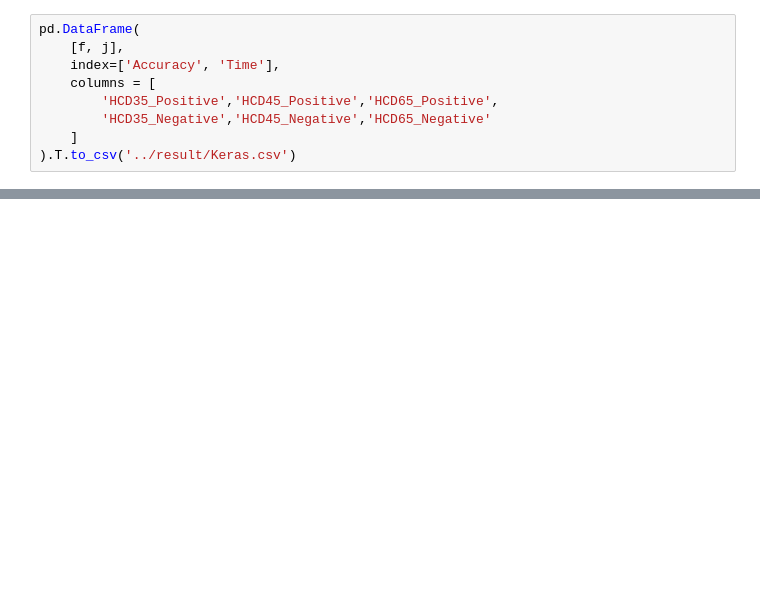
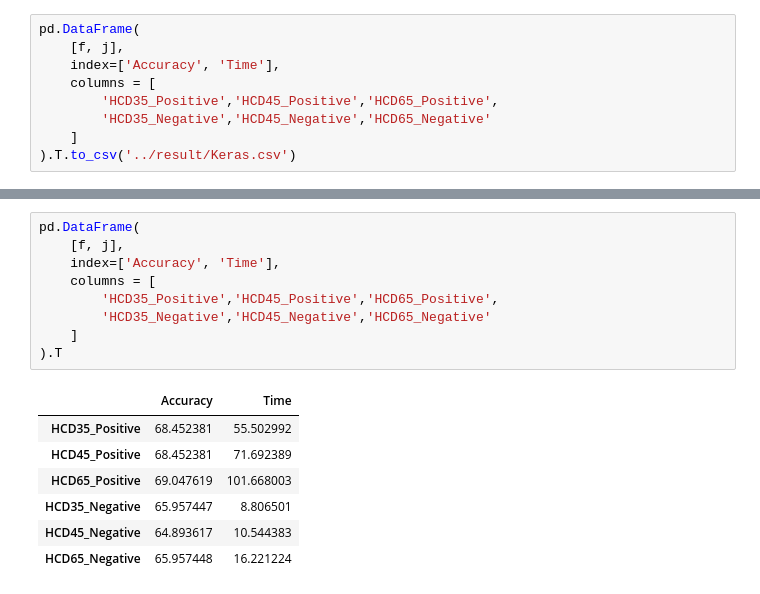
Before and after one commit to WSY496/ms2class, a Jupyter notebook: ipynb/6_Keras.ipynb, the cells around one changed output, grey strips where cells are left out. Saved outputs shown, nothing was run; the diff lists cells and outputs as text; blank space fills up the shorter version.

```diff
--- a/ipynb/6_Keras.ipynb
+++ b/ipynb/6_Keras.ipynb
@@ -675,0 +734,17 @@ pd.DataFrame(
+# %%
+pd.DataFrame(
+    [f, j],
+    index=['Accuracy', 'Time'],
+    columns = [
+        'HCD35_Positive','HCD45_Positive','HCD65_Positive',
+        'HCD35_Negative','HCD45_Negative','HCD65_Negative'
+    ]
+).T
+# %% [output]
+|  | Accuracy | Time |
+| HCD35_Positive | 68.452381 | 55.502992 |
+| HCD45_Positive | 68.452381 | 71.692389 |
+| HCD65_Positive | 69.047619 | 101.668003 |
+| HCD35_Negative | 65.957447 | 8.806501 |
+| HCD45_Negative | 64.893617 | 10.544383 |
+| HCD65_Negative | 65.957448 | 16.221224 |
```
Also changed, not shown: parts of 9 cells of this notebook, 25 other files.
